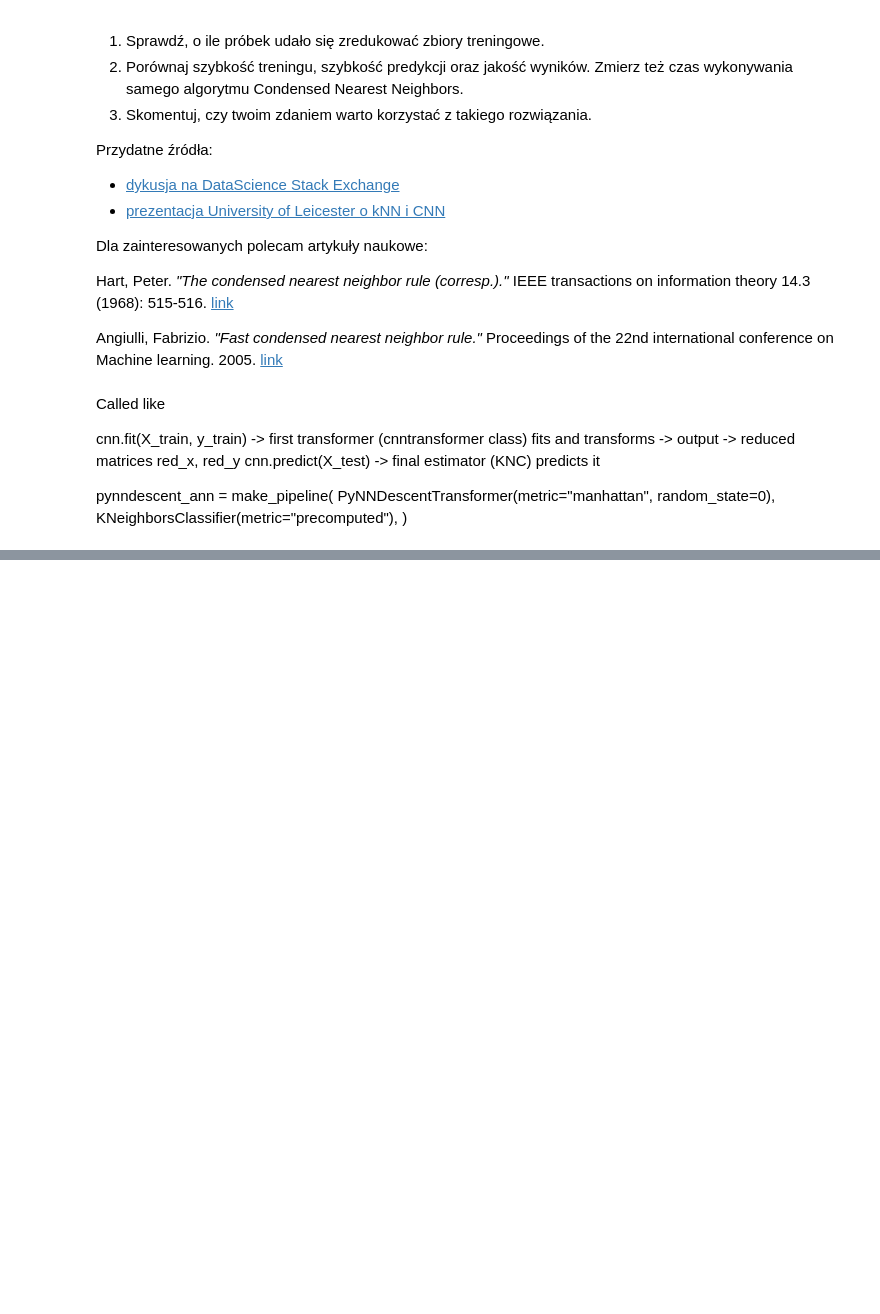
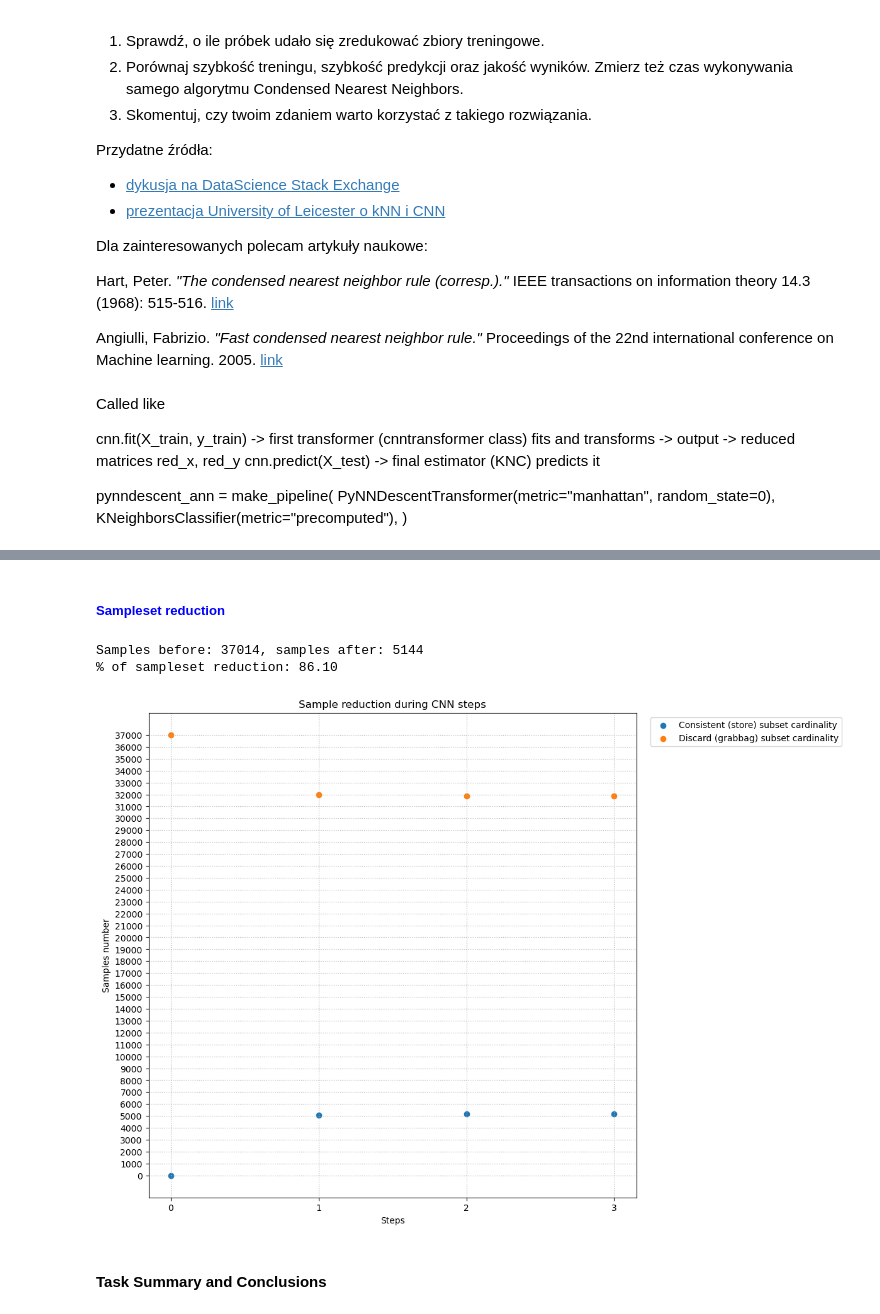
Before and after one commit to basiav/ML-Intro-Course-AGH, a Jupyter notebook: lab2/notebook_empty.ipynb, the cells around one changed output, grey strips where cells are left out. Drawn from its saved outputs; the diff is of its cells as text; code cells hidden in the pictures; blank space fills up the shorter version.

Commit message:
Lab2 task11 v2

```diff
--- a/lab2/notebook_empty.ipynb
+++ b/lab2/notebook_empty.ipynb
@@ -1573,0 +1755,9 @@ count/y_clf_pred: 2286/2602
+# %%
+X_train, X_valid, X_test, y_train, y_valid, y_test = load_prepare_molhiv_data()
+X = np.concatenate((X_train, X_valid), axis=0)
+y = np.concatenate((y_train, y_valid), axis=0)
+X = pd.DataFrame(X)
+y = pd.Series(y)
+# %%
+cnn_molhiv = CondensedNearestNeighbor()
+knn_molhiv = KNeighborsClassifier(n_neighbors=1, n_jobs=-1)
@@ -1573,0 +1766,4 @@ count/y_clf_pred: 2286/2602
+# %%
+X_reduced_molhiv, y_reduced_molhiv = benchmark_knn_cnn(
+    knn_molhiv, cnn_molhiv, X, X_test, y, y_test
+)
@@ -1573,0 +1821,42 @@ count/y_clf_pred: 2286/2602
+# %% [markdown]
+##### <font color=blue>Sampleset reduction</font>
+# %%
+cnn_molhiv_iters = cnn_molhiv.iters.copy()
+cnn_molhiv_grabbag = cnn_molhiv.grabbag.copy()
+
+samples_before = X.shape[0]
+samples_after = X_reduced_molhiv.shape[0]
+
+cnn_molhiv_added = [samples_before - g + 1 for g in cnn_molhiv_grabbag]
+
+print(f"Samples before: {samples_before}, samples after: {samples_after}")
+print(
+    f"% of sampleset reduction:
+    {((1-samples_after/samples_before)*100):.2f}"
+)
+
+fig, ax = plt.subplots(1, 1, sharey=True, figsize=(10, 10))
+ax.scatter(
+    cnn_molhiv_iters,
+    cnn_molhiv_added,
+    label="Consistent (store) subset cardinality",
+)
+ax.scatter(
+    cnn_molhiv_iters,
+    cnn_molhiv_grabbag,
+    label="Discard (grabbag) subset cardinality",
+)
+ax.set_xlabel("Steps")
+ax.set_ylabel("Samples number")
+ax.set_yticks(np.arange(0, samples_before, step=1000))
+ax.set_xticks(np.arange(0, 4, step=1))
+ax.grid(which="major", linestyle=":")
+ax.legend(bbox_to_anchor=(1.02, 1), loc=2)
+ax.set_title("Sample reduction during CNN steps")
+plt.show()
+# %% [output]
+Samples before: 37014, samples after: 5144
+% of sampleset reduction: 86.10
+[figure, added]
+# %% [markdown]
+#### Task Summary and Conclusions
```
Also changed, not shown: parts of 20 cells of this notebook.
